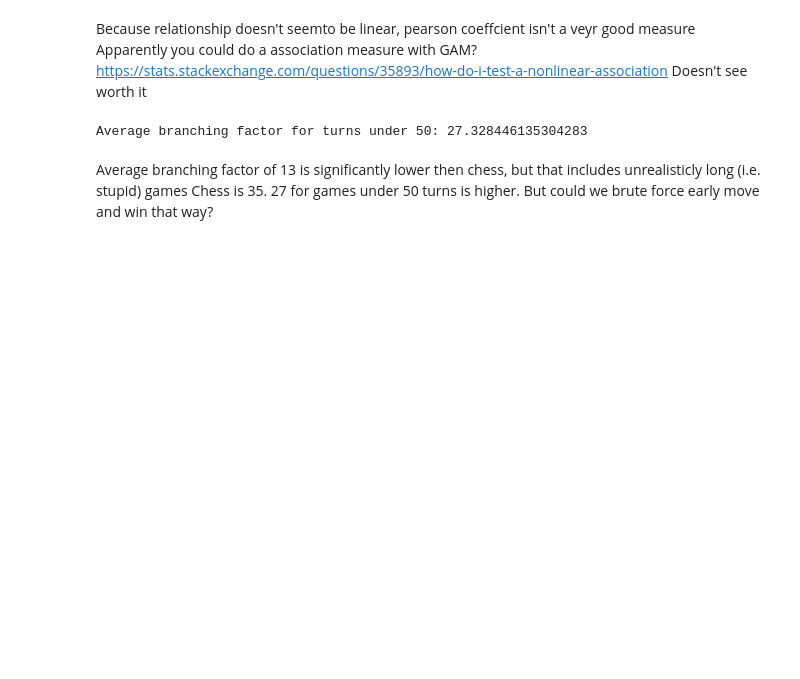
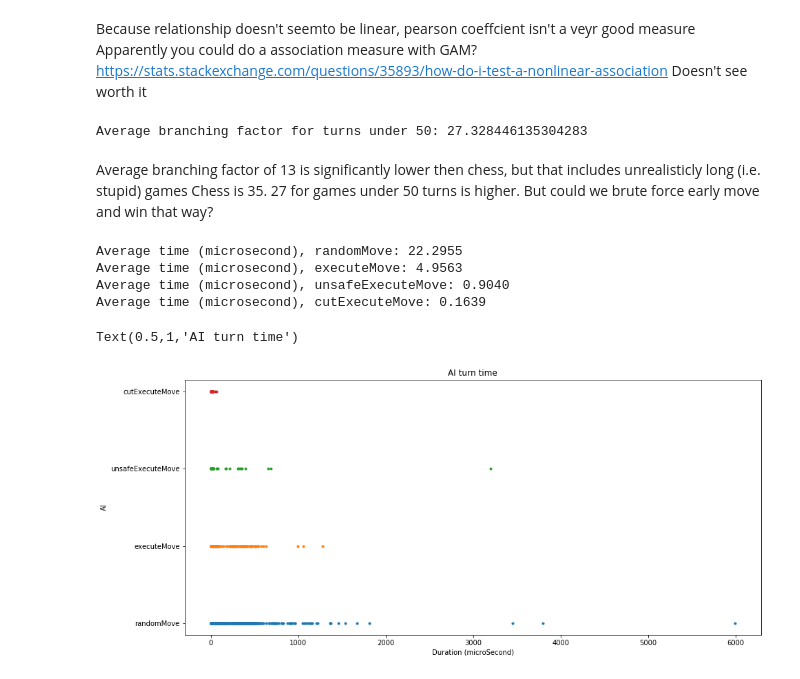
Before and after one commit to Rthe1st/Onitama, a Jupyter notebook: general.ipynb, the cells around one changed output. Drawn from its saved outputs; the diff is of its cells as text; code cells hidden in the pictures; blank space fills up the shorter version.

```diff
--- a/general.ipynb
+++ b/general.ipynb
@@ -54,3 +54,28 @@ Average branching factor for turns under 50: 27.328446135304283
 Average branching factor of 13 is significantly lower then chess, but that includes unrealisticly long (i.e. stupid) games
 Chess is 35.
 27 for games under 50 turns is higher. But could we brute force early move and win that way?
+# %%
+with open("./data/move_times.json") as f:
+    move_times = json.load(f)
+
+plt.subplots(figsize=(15,15))
+plt.subplot(2, 1, 1)
+
+for ai, times in move_times.items():
+    print("Average time (microsecond), {}: {:.4f}".format(ai, numpy.mean(times)/1000))
+    x_plots = []
+    y_plots = []
+    for time in times:
+        x_plots.append(time/1000)
+        y_plots.append(ai)
+    plt.plot(x_plots, y_plots, linestyle='', marker='.')
+plt.xlabel('Duration (microSecond)')
+plt.ylabel('AI')
+plt.title('AI turn time')
+# %% [output]
+Average time (microsecond), randomMove: 22.2955
+Average time (microsecond), executeMove: 4.9563
+Average time (microsecond), unsafeExecuteMove: 0.9040
+Average time (microsecond), cutExecuteMove: 0.1639
+Text(0.5,1,'AI turn time')
+[figure, added]
```
Also changed, not shown: 9 other files.
